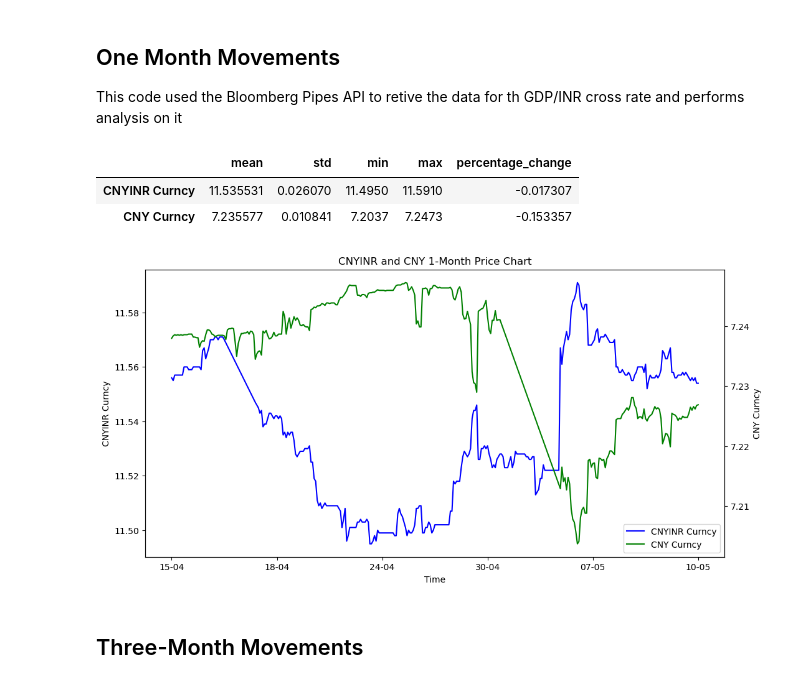
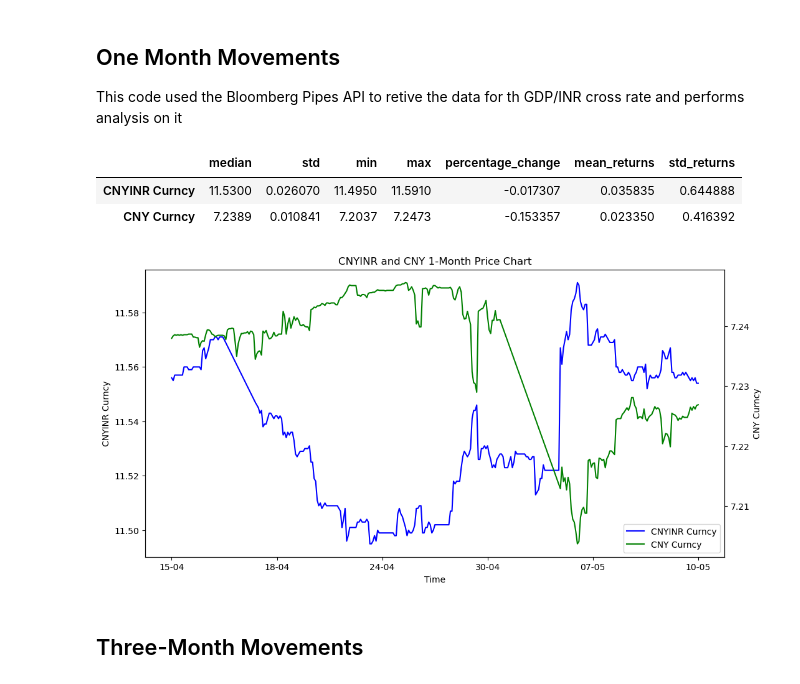
Before and after one commit to dosfr332/FINC305-MNC-Currency-Analysis, a Jupyter notebook: Currency_Analysis.ipynb, the cells around one changed output. Saved outputs shown, nothing was run; the diff lists cells and outputs as text; code cells hidden in the pictures.

```diff
--- a/Currency_Analysis.ipynb
+++ b/Currency_Analysis.ipynb
@@ -53,7 +53,7 @@ def get_historical_ticker_data(tickers, start_date, end_date):
 
     return data
 
-def plot_data(data, title, tickers):
+def plot_data(data, title, tickers, loc='lower right'):
     warnings.simplefilter(action='ignore', category=FutureWarning)
     fig, ax1 = plt.subplots(figsize=(12, 6))
 
@@ -67,7 +67,7 @@ def plot_data(data, title, tickers):
 
         lines, labels = ax1.get_legend_handles_labels()
         lines2, labels2 = ax2.get_legend_handles_labels()
-        ax1.legend(lines + lines2, labels + labels2, loc='lower right')  # Combined legend for both axes
+        ax1.legend(lines + lines2, labels + labels2, loc=loc)  # Combined legend for both axes
 
     plt.title(title)
 
@@ -90,12 +90,12 @@ def plot_data(data, title, tickers):
     ax1.set_xticklabels(selected_elements)
     ax1.set_xlabel('Time')
 
-    plt.savefig('./plots/%s.png' % title.replace(' ', '_'))
+    plt.savefig('./plots/%s.png' % title.replace(' ', '_'), bbox_inches='tight')
     plt.show()
 
 def get_stats(data, tickers):
 
-    stats = pd.DataFrame(columns=["mean", "std", "min", "max", "percentage_change"])
+    stats = pd.DataFrame(columns=["median", "std", "min", "max", "percentage_change", "mean_returns", "std_returns"])
     for ticker in tickers:
         non_nan_values = data[ticker].dropna()
         if len(non_nan_values) >= 2:
@@ -104,40 +104,53 @@ def get_stats(data, tickers):
             percentage_change = (last_non_nan - first_non_nan) / first_non_nan * 100
         else:
             percentage_change = np.nan
-        stats.loc[ticker] = [data[ticker].mean(),
+
+        for i in range(1, len(non_nan_values)):
+            if i != 0:
+                non_nan_values.iloc[i-1] = (non_nan_values.iloc[i] - non_nan_values.iloc[i - 1]) / non_nan_values.iloc[i - 1] * 100
+
+        stats.loc[ticker] = [data[ticker].median(),
                              data[ticker].std(),
                              data[ticker].min(),
                              data[ticker].max(),
-                             percentage_change]
+                             percentage_change,
+                             non_nan_values.mean(),
+                             non_nan_values.std()]
     return stats
+
+
+def get_plot_title(tickers):
+    title = ''
+    for i in range(len(tickers)):
+        if i == len(tickers) - 1 and i != 0:
+            title  = title + ' and '
+        elif i != 0:
+            title  = title + ', '
+        title  = title + tickers[i].split(' ')[0]
+
+    return title
 # %% [markdown]
 ## One Month Movements
 This code used the Bloomberg Pipes API to retive the data for th GDP/INR cross rate and performs analysis on it
 # %%
 tickers = ['CNYINR Curncy', 'CNY Curncy']
 start_date = "2024-04-13"
 end_date = "2024-05-13"
 interval = 60
 event_type = "TRADE"
 
 one_month = get_multiple_intraday_ticker_data(tickers, start_date, end_date, interval, event_type)
 
 one_month['time'] = one_month['time'].dt.strftime('%d-%m')
 
-title = ''
-for i in range(len(tickers)):
-    if i == len(tickers) - 1 and i != 0:
-        title  = title + ' and '
-    elif i != 0:
-        title  = title + ', '
-    title  = title + tickers[i].split(' ')[0]
+title = get_plot_title(tickers)
 
 display(get_stats(one_month, tickers))
 plot_data(one_month, '%s 1-Month Price Chart' % title, tickers)
 # %% [output]
-|  | mean | std | min | max | percentage_change |
-| CNYINR Curncy | 11.535531 | 0.026070 | 11.4950 | 11.5910 | -0.017307 |
-| CNY Curncy | 7.235577 | 0.010841 | 7.2037 | 7.2473 | -0.153357 |
+|  | median | std | min | max | percentage_change | mean_returns | std_returns |
+| CNYINR Curncy | 11.5300 | 0.026070 | 11.4950 | 11.5910 | -0.017307 | 0.035835 | 0.644888 |
+| CNY Curncy | 7.2389 | 0.010841 | 7.2037 | 7.2473 | -0.153357 | 0.023350 | 0.416392 |
 [figure]
 # %% [markdown]
 ## Three-Month Movements
```
Also changed, not shown: parts of 4 cells of this notebook.
